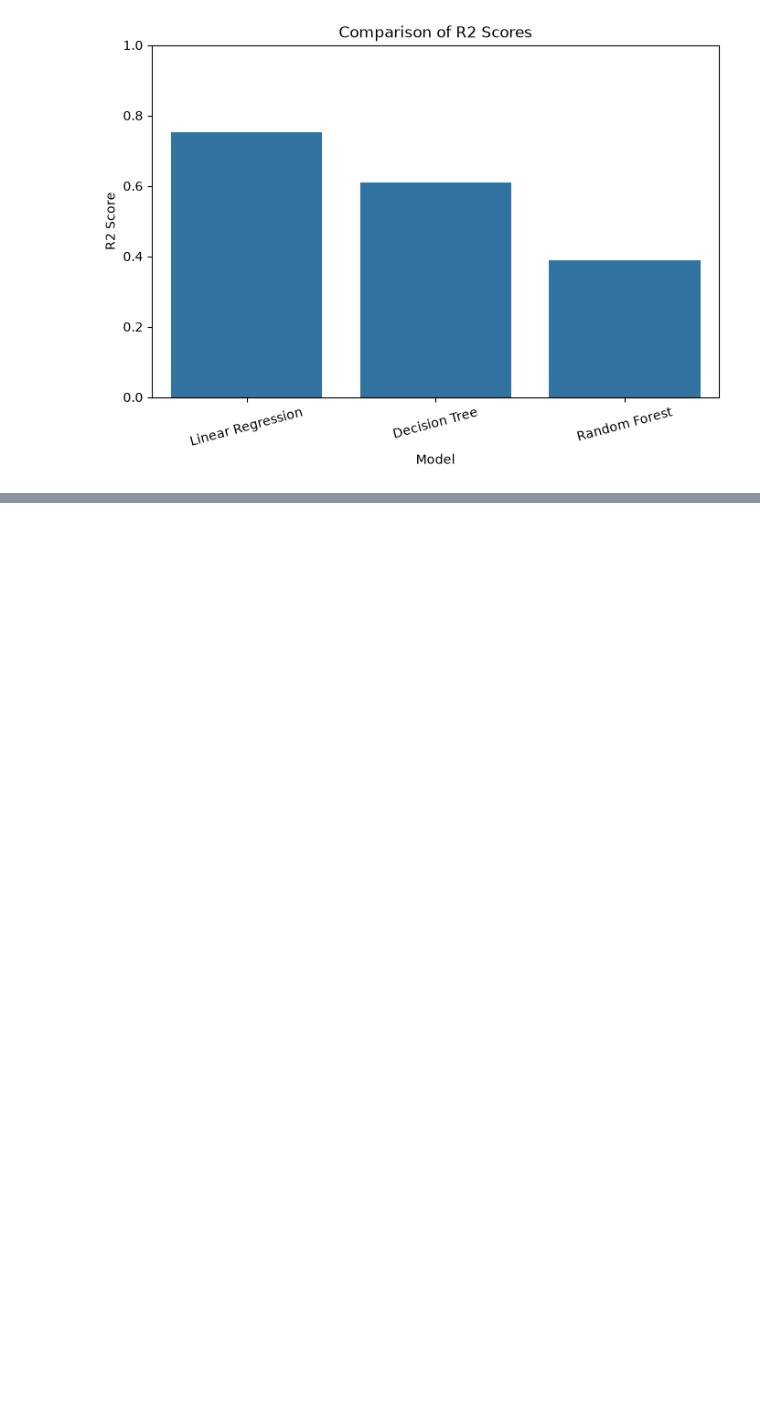
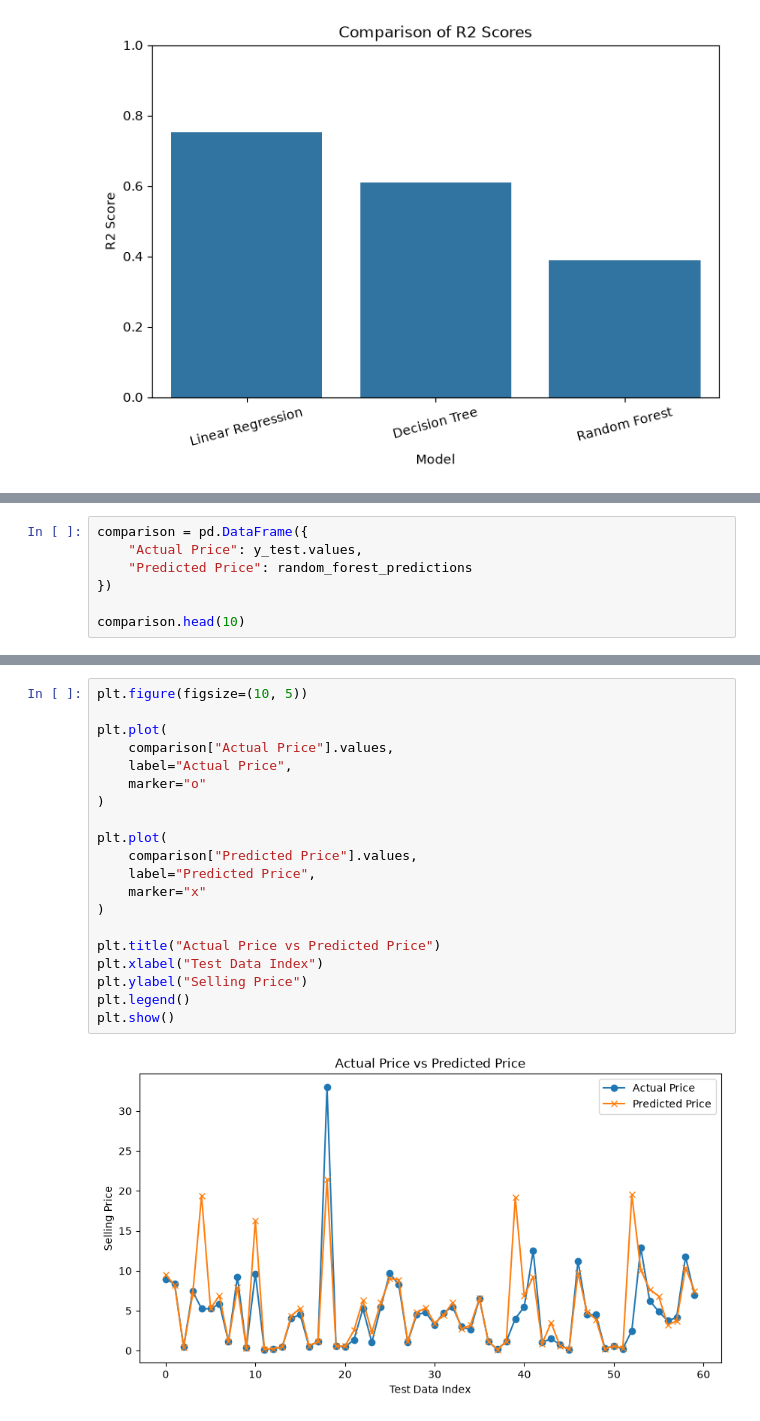
Before and after one commit to Arunbellad-2001/OIBSIP, a Jupyter notebook: DataScience-Task3-CarPricePrediction/Car_Price_Prediction.ipynb, the cells around one changed output, grey strips where cells are left out. Cells and saved outputs as stored; diff of their text form; blank space fills up the shorter version.

Commit message:
Prediction Analysis

```diff
--- a/DataScience-Task3-CarPricePrediction/Car_Price_Prediction.ipynb
+++ b/DataScience-Task3-CarPricePrediction/Car_Price_Prediction.ipynb
@@ -769,0 +792,7 @@ plt.show()
+# %%
+comparison = pd.DataFrame({
+    "Actual Price": y_test.values,
+    "Predicted Price": random_forest_predictions
+})
+
+comparison.head(10)
@@ -769,0 +816,22 @@ plt.show()
+# %%
+plt.figure(figsize=(10, 5))
+
+plt.plot(
+    comparison["Actual Price"].values,
+    label="Actual Price",
+    marker="o"
+)
+
+plt.plot(
+    comparison["Predicted Price"].values,
+    label="Predicted Price",
+    marker="x"
+)
+
+plt.title("Actual Price vs Predicted Price")
+plt.xlabel("Test Data Index")
+plt.ylabel("Selling Price")
+plt.legend()
+plt.show()
+# %% [output]
+[figure, added]
```
Also changed, not shown: parts of 5 cells of this notebook.
